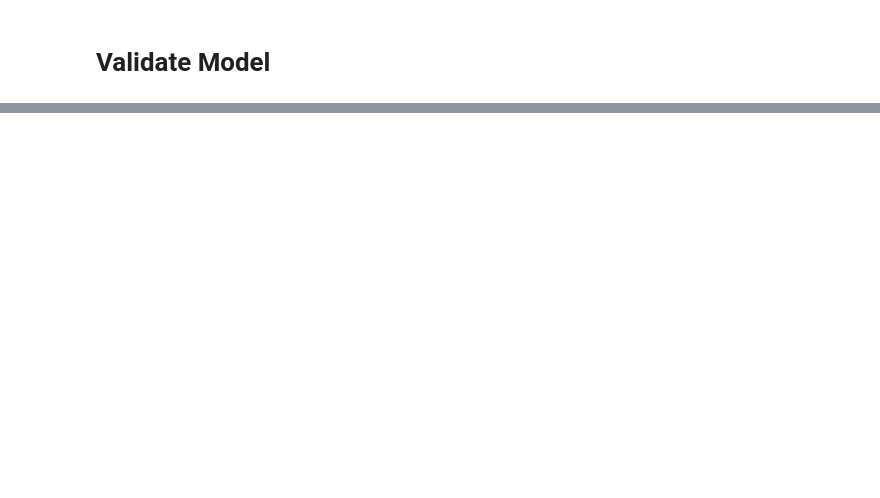
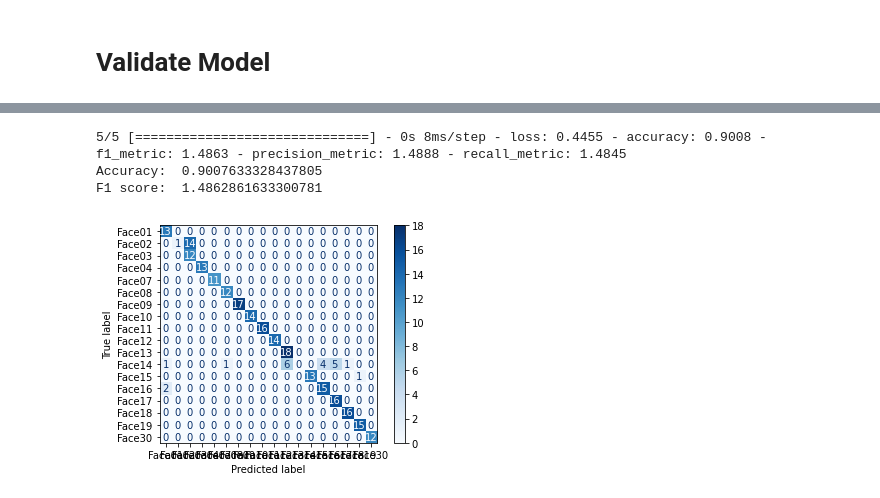
Before and after one commit to IramML/ailabschool-exam, a Jupyter notebook: faces/Examen_R1.ipynb, the cells around one changed output, grey strips where cells are left out. Cells and saved outputs as stored; diff of their text form; code cells hidden in the pictures; blank space fills up the shorter version.

```diff
--- a/faces/Examen_R1.ipynb
+++ b/faces/Examen_R1.ipynb
@@ -351,0 +314,23 @@ y_validation = np.asarray(y_validation)
+# %%
+
+def test_train_validation_dataset():
+  X, y = get_x_y_shuffled_dataset(dataset_paths)
+  print("X len", len(X))
+  print("y len", len(y))
+
+  train_70_percent = round(len(X) * 0.7)
+  validation_20_percent = round(len(X) * 0.2)
+  X_train, X_test, y_train, y_test = X[:train_70_percent], X[train_70_percent:], y[:train_70_percent], y[train_70_percent:]
+  X_validation, X_test, y_validation, y_test = X_test[:validation_20_percent], X_test[validation_20_percent:], y_test[:validation_20_percent], y_test[validation_20_percent:]
+
+
+  X_train = np.asarray(X_train)
+  X_test = np.asarray(X_test)
+  X_validation = np.asarray(X_validation)
+  y_train = np.asarray(y_train)
+  y_test = np.asarray(y_test)
+  y_validation = np.asarray(y_validation)
+
+  return (X_train, X_test, X_validation, y_train, y_test, y_validation)
+# %%
+X_train, X_test, X_validation, y_train, y_test, y_validation = test_train_validation_dataset()
@@ -440,0 +437,7 @@ plt.show()
+# %%
+test_validate_model(model)
+# %% [output]
+5/5 [==============================] - 0s 8ms/step - loss: 0.4455 - accuracy: 0.9008 - f1_metric: 1.4863 - precision_metric: 1.4888 - recall_metric: 1.4845
+Accuracy:  0.9007633328437805
+F1 score:  1.4862861633300781
+[figure, added]
```
Also changed, not shown: parts of 32 cells of this notebook, 2 other files.
